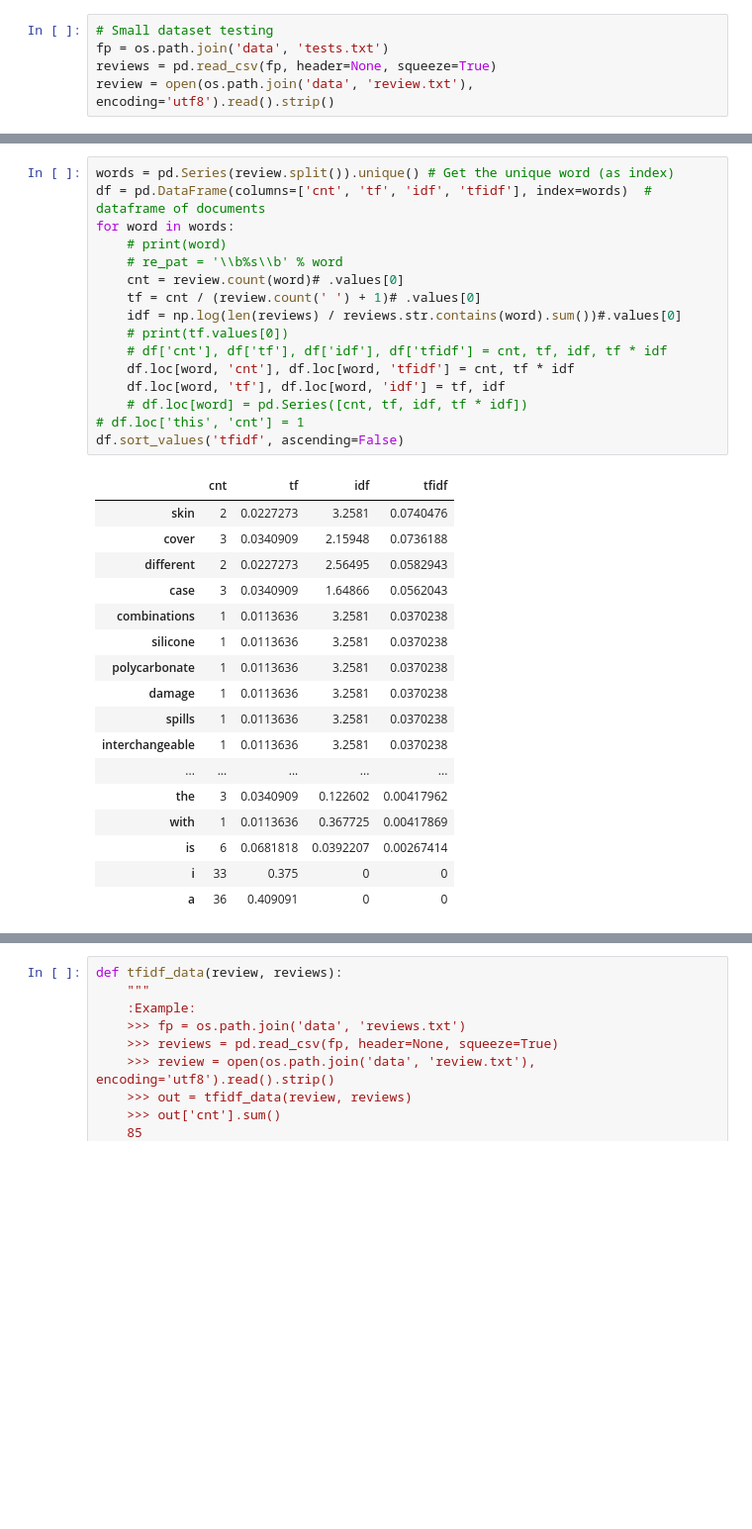
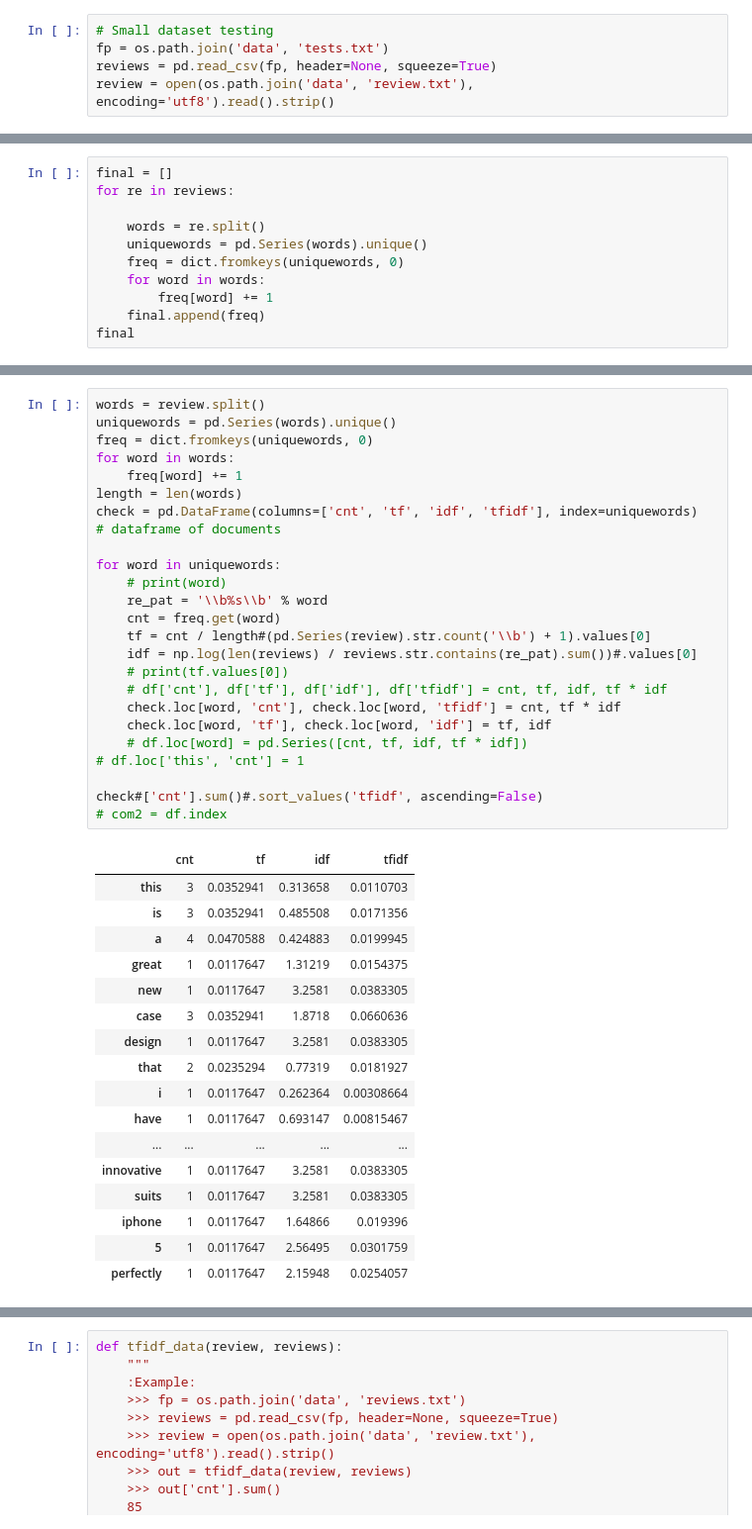
Before and after one commit to AECassAWei/dsc80-wi20, a Jupyter notebook: labs/lab07/lab07.ipynb, the cells around one changed output, grey strips where cells are left out. Shown at 99% size. Drawn from its saved outputs; the diff is of its cells as text; blank space fills up the shorter version.

```diff
--- a/labs/lab07/lab07.ipynb
+++ b/labs/lab07/lab07.ipynb
@@ -602,0 +628,11 @@ review.count(re_pat)
+# %%
+final = []
+for re in reviews:
+
+    words = re.split()
+    uniquewords = pd.Series(words).unique()
+    freq = dict.fromkeys(uniquewords, 0)
+    for word in words:
+        freq[word] += 1
+    final.append(freq)
+final
@@ -603,34 +696,42 @@ review.count(re_pat)
 # %%
-words = pd.Series(review.split()).unique() # Get the unique word (as index)
-df = pd.DataFrame(columns=['cnt', 'tf', 'idf', 'tfidf'], index=words)  # dataframe of documents
+words = review.split()
+uniquewords = pd.Series(words).unique()
+freq = dict.fromkeys(uniquewords, 0)
 for word in words:
+    freq[word] += 1
+length = len(words)
+check = pd.DataFrame(columns=['cnt', 'tf', 'idf', 'tfidf'], index=uniquewords)  # dataframe of documents
+
+for word in uniquewords:
     # print(word)
-    # re_pat = '\\b%s\\b' % word
-    cnt = review.count(word)# .values[0]
-    tf = cnt / (review.count(' ') + 1)# .values[0]
-    idf = np.log(len(reviews) / reviews.str.contains(word).sum())#.values[0]
+    re_pat = '\\b%s\\b' % word
+    cnt = freq.get(word)
+    tf = cnt / length#(pd.Series(review).str.count('\\b') + 1).values[0]
+    idf = np.log(len(reviews) / reviews.str.contains(re_pat).sum())#.values[0]
     # print(tf.values[0])
     # df['cnt'], df['tf'], df['idf'], df['tfidf'] = cnt, tf, idf, tf * idf
-    df.loc[word, 'cnt'], df.loc[word, 'tfidf'] = cnt, tf * idf
-    df.loc[word, 'tf'], df.loc[word, 'idf'] = tf, idf
+    check.loc[word, 'cnt'], check.loc[word, 'tfidf'] = cnt, tf * idf
+    check.loc[word, 'tf'], check.loc[word, 'idf'] = tf, idf
     # df.loc[word] = pd.Series([cnt, tf, idf, tf * idf])
 # df.loc['this', 'cnt'] = 1
-df.sort_values('tfidf', ascending=False)
+
+check#['cnt'].sum()#.sort_values('tfidf', ascending=False)
+# com2 = df.index
 # %% [output]
 |  | cnt | tf | idf | tfidf |
-| skin | 2 | 0.0227273 | 3.2581 | 0.0740476 |
-| cover | 3 | 0.0340909 | 2.15948 | 0.0736188 |
-| different | 2 | 0.0227273 | 2.56495 | 0.0582943 |
-| case | 3 | 0.0340909 | 1.64866 | 0.0562043 |
-| combinations | 1 | 0.0113636 | 3.2581 | 0.0370238 |
-| silicone | 1 | 0.0113636 | 3.2581 | 0.0370238 |
-| polycarbonate | 1 | 0.0113636 | 3.2581 | 0.0370238 |
-| damage | 1 | 0.0113636 | 3.2581 | 0.0370238 |
-| spills | 1 | 0.0113636 | 3.2581 | 0.0370238 |
-| interchangeable | 1 | 0.0113636 | 3.2581 | 0.0370238 |
+| this | 3 | 0.0352941 | 0.313658 | 0.0110703 |
+| is | 3 | 0.0352941 | 0.485508 | 0.0171356 |
+| a | 4 | 0.0470588 | 0.424883 | 0.0199945 |
+| great | 1 | 0.0117647 | 1.31219 | 0.0154375 |
+| new | 1 | 0.0117647 | 3.2581 | 0.0383305 |
+| case | 3 | 0.0352941 | 1.8718 | 0.0660636 |
+| design | 1 | 0.0117647 | 3.2581 | 0.0383305 |
+| that | 2 | 0.0235294 | 0.77319 | 0.0181927 |
+| i | 1 | 0.0117647 | 0.262364 | 0.00308664 |
+| have | 1 | 0.0117647 | 0.693147 | 0.00815467 |
 | ... | ... | ... | ... | ... |
-| the | 3 | 0.0340909 | 0.122602 | 0.00417962 |
-| with | 1 | 0.0113636 | 0.367725 | 0.00417869 |
-| is | 6 | 0.0681818 | 0.0392207 | 0.00267414 |
-| i | 33 | 0.375 | 0 | 0 |
-| a | 36 | 0.409091 | 0 | 0 |
+| innovative | 1 | 0.0117647 | 3.2581 | 0.0383305 |
+| suits | 1 | 0.0117647 | 3.2581 | 0.0383305 |
+| iphone | 1 | 0.0117647 | 1.64866 | 0.019396 |
+| 5 | 1 | 0.0117647 | 2.56495 | 0.0301759 |
+| perfectly | 1 | 0.0117647 | 2.15948 | 0.0254057 |
```
Also changed, not shown: parts of 41 cells of this notebook.
